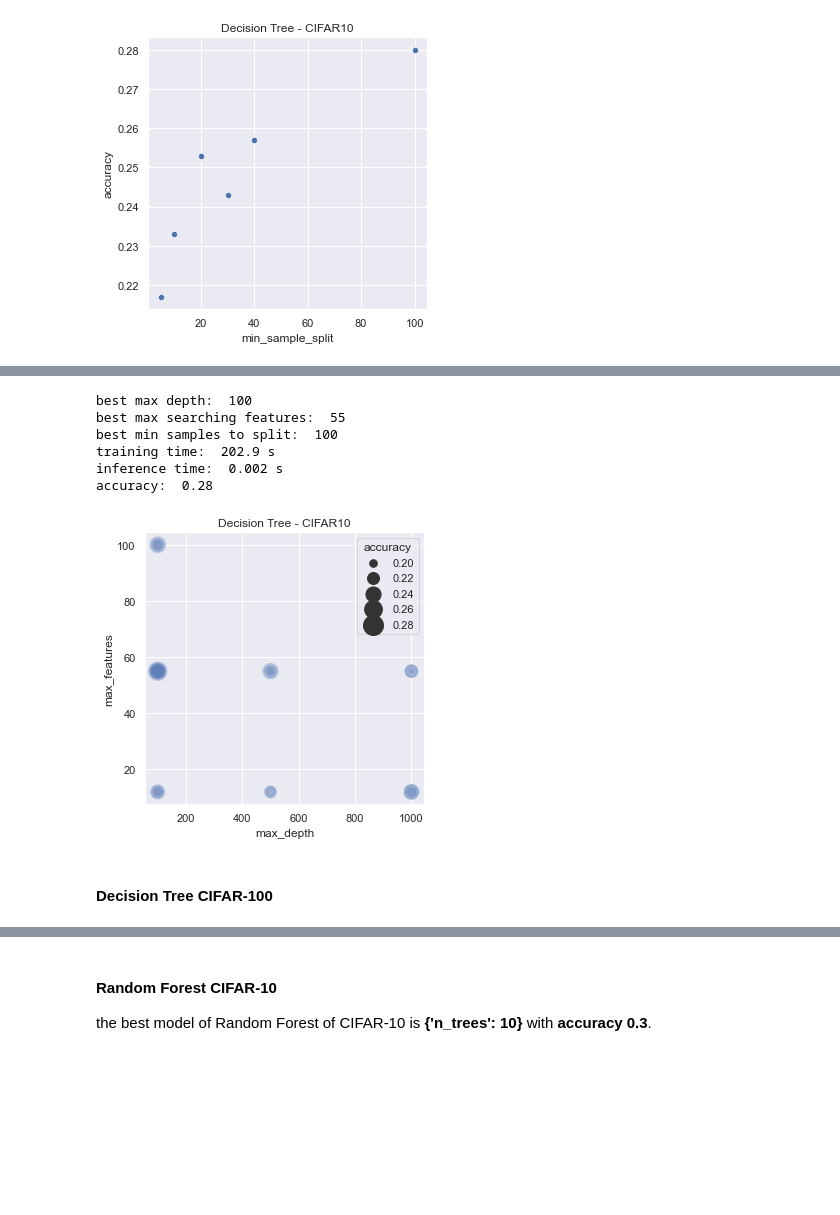
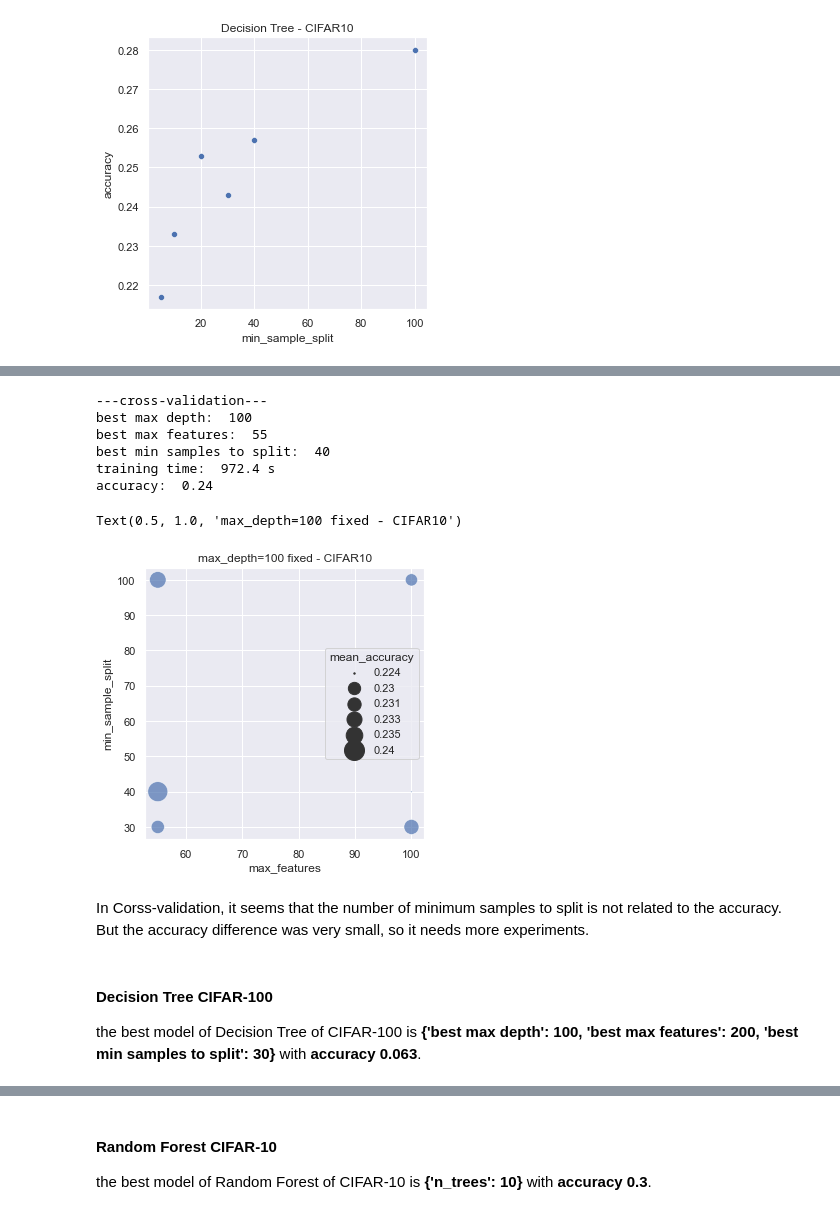
Before and after one commit to mincule/Advanced-Machine-Learning-CW, a Jupyter notebook: analysing_models.ipynb, the cells around one changed output, grey strips where cells are left out. Saved outputs shown, nothing was run; the diff lists cells and outputs as text; code cells hidden in the pictures; blank space fills up the shorter version.

```diff
--- a/analysing_models.ipynb
+++ b/analysing_models.ipynb
@@ -366,6 +369,15 @@ dt_cifar10 = {
     'max_features': [12, 12, 12, 55, 55, 55, 12, 12, 12, 55, 55, 55, 12, 12, 12, 55, 55, 55, 55, 55, 55, 100, 100, 100],
     'min_sample_split': [5, 10, 20, 5, 10, 20, 5, 10, 20, 5, 10, 20, 5, 10, 20, 5, 10, 20, 30, 40, 100, 30, 40, 100],
 }
+
+dt_cifar10_cv = {
+    'time': [1034.9, 972.4, 825.5, 1872.0, 1770.1, 1542.9],
+    'mean_accuracy': [0.231, 0.240, 0.235, 0.233, 0.224, 0.230],
+    'std_accuracy': [0.0128, 0.0127, 0.0151, 0.0262, 0.00478, 0.0159],
+    'max_depth': [100, 100, 100, 100, 100, 100],
+    'max_features': [55, 55, 55, 100, 100, 100],
+    'min_sample_split': [30, 40, 100, 30, 40, 100],
+}
 # %%
 # utils function
 def find_at(key, val, data):
@@ -520,34 +491,29 @@ Text(0.5, 1.0, 'Decision Tree - CIFAR10')
-# %%
-# plot
-plt.figure(figsize=(5,5))
-
-splot = sns.scatterplot(data=dt_cifar10, x="max_depth", y="max_features", size="accuracy", alpha=0.3, sizes=(2, 400),)
-# splot.set(xscale="log")
-# splot.set(yscale="log")
-splot.set_title("Decision Tree - CIFAR10")
-
-
-# plt.figure(figsize=(5,5))
-
-# splot = sns.scatterplot(x="max_features", y="accuracy", data=dt_cifar10);
-# # splot.set(xscale="log")
-# splot.set_title("Decision Tree - CIFAR10")
-
-# best model
-max_idx = np.argmax(dt_cifar10['accuracy'])
-print('best max depth: ', dt_cifar10['max_depth'][max_idx])
-print('best max searching features: ', dt_cifar10['max_features'][max_idx])
-print('best min samples to split: ', dt_cifar10['min_sample_split'][max_idx])
-print('training time: ',  dt_cifar10['train_time'][max_idx], 's')
-print('inference time: ',  dt_cifar10['inference_time'][max_idx], 's')
-print('accuracy: ',  dt_cifar10['accuracy'][max_idx])
-# %% [output]
-best max depth:  100
-best max searching features:  55
-best min samples to split:  100
-training time:  202.9 s
-inference time:  0.002 s
-accuracy:  0.28
-[figure, removed]
+# %%
+# best model
+print('---cross-validation---')
+max_idx = np.argmax(dt_cifar10_cv['mean_accuracy'])
+print('best max depth: ', dt_cifar10_cv['max_depth'][max_idx])
+print('best max features: ', dt_cifar10_cv['max_features'][max_idx])
+print('best min samples to split: ', dt_cifar10_cv['min_sample_split'][max_idx])
+print('training time: ',  dt_cifar10_cv['time'][max_idx], 's')
+print('accuracy: ',  dt_cifar10_cv['mean_accuracy'][max_idx])
+
+# Cross-validation
+plt.figure(figsize=(5,5))
+
+splot = sns.scatterplot(data=dt_cifar10_cv, x='max_features', y="min_sample_split", size="mean_accuracy", alpha=0.7, sizes=(2, 400))
+splot.set_title("max_depth=100 fixed - CIFAR10")
+# %% [output]
+---cross-validation---
+best max depth:  100
+best max features:  55
+best min samples to split:  40
+training time:  972.4 s
+accuracy:  0.24
+Text(0.5, 1.0, 'max_depth=100 fixed - CIFAR10')
+[figure, added]
+# %% [markdown]
+In Corss-validation, it seems that the number of minimum samples to split is not related to the accuracy. But the accuracy difference was very small, so it needs more experiments.
 # %% [markdown]
 #### Decision Tree CIFAR-100
+the best model of Decision Tree of CIFAR-100 is __{'best max depth': 100, 'best max features': 200, 'best min samples to split': 30}__ with __accuracy 0.063__.
```
Also changed, not shown: parts of 10 cells of this notebook.
